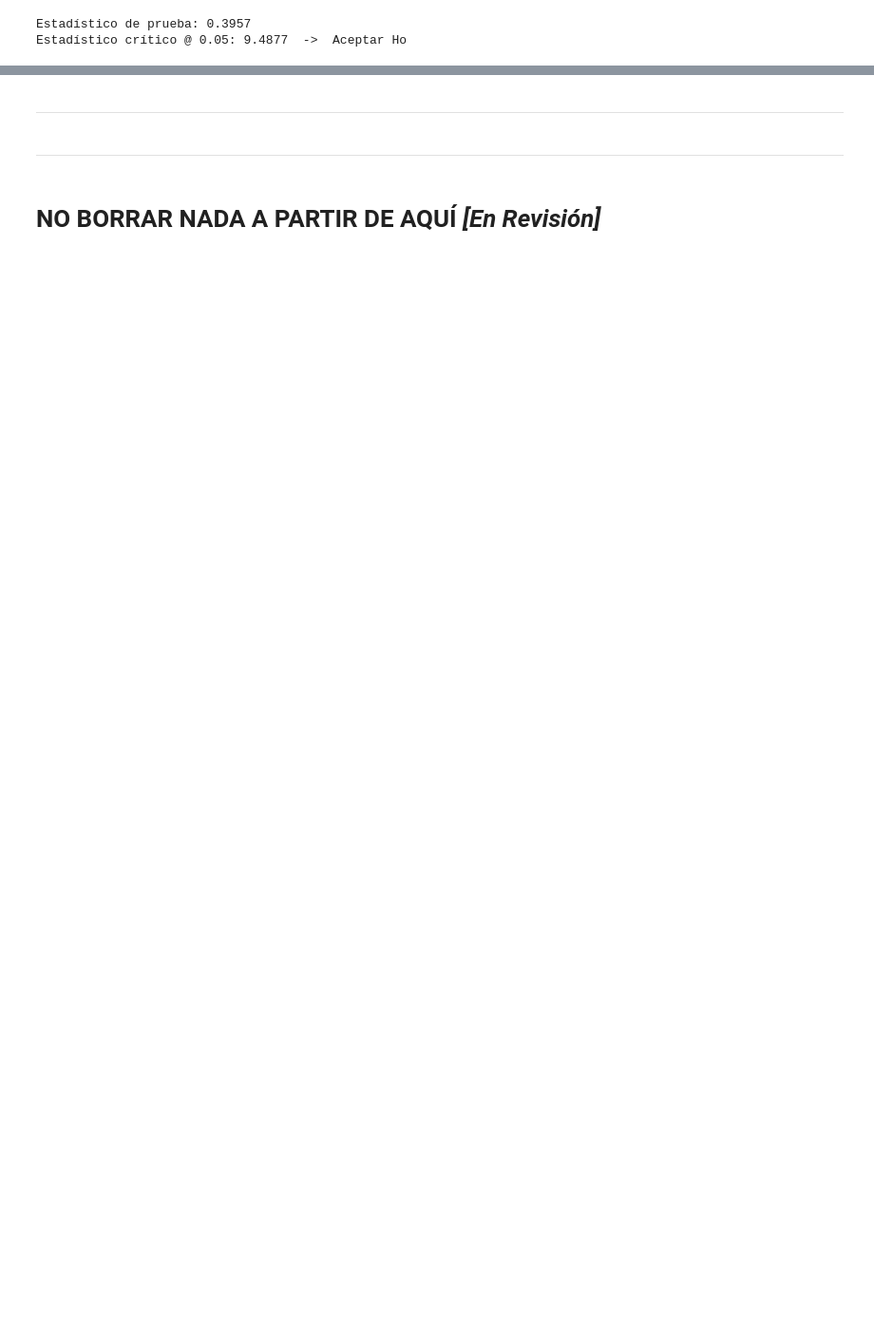
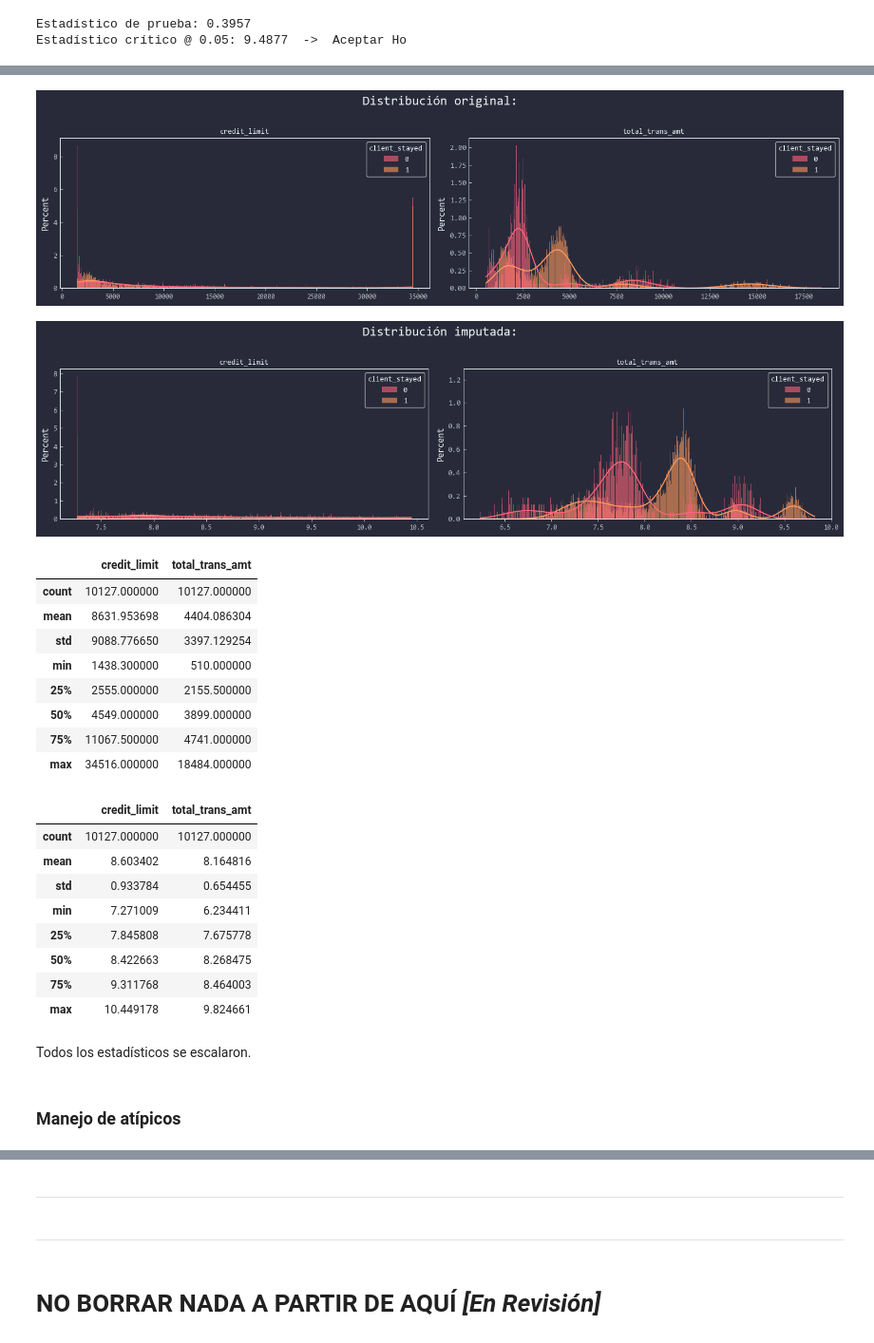
Before and after one commit to Toutl/Data-Processing-Laboratory, a Jupyter notebook: Examenes/III/Examen03.ipynb, the cells around one changed output, grey strips where cells are left out. Shown at 95% size. Drawn from its saved outputs; the diff is of its cells as text; code cells hidden in the pictures; blank space fills up the shorter version.

```diff
--- a/Examenes/III/Examen03.ipynb
+++ b/Examenes/III/Examen03.ipynb
@@ -478,0 +520,9 @@ Por lo tanto, se puede concluir que las proporciones de clientes retenidos son e
+# %%
+def codificacion_cuadratica(var_ordenada,a2=1,a1=9):
+    n=len(var_ordenada)
+    lim=n-1 if n%2==0 else (n-1)//2
+    step=2 if n%2==0 else 1
+    X=range(-lim,lim+1,step)
+    a0=-a2*np.sum([x**2 for x in X])/n
+    Y=[a0+a1*x+a2*x**2 for x in X]
+    return {categoria:y for categoria,y in zip(var_ordenada,Y)}
@@ -478,0 +571,9 @@ Por lo tanto, se puede concluir que las proporciones de clientes retenidos son e
+# %%
+var_transform = ["credit_limit", "total_trans_amt"]
+
+print("Original:")
+print(dfp[var_transform].skew())
+
+dfp[var_transform] = dfp[var_transform].apply(lambda x: np.log(x) if x.name != "client_stayed" else x)
+print("\nLog:")
+print(dfp[var_transform].skew())
@@ -478,0 +590,44 @@ Por lo tanto, se puede concluir que las proporciones de clientes retenidos son e
+# %%
+for data in (df, dfp):
+    fig, axes = plt.subplots(1, 2, figsize=(15, 4))
+
+    for ax, column in zip(axes.flat, var_transform):
+        sns.histplot(data=data, x=column, hue='client_stayed', ax=ax, # multiple='dodge',
+                     alpha=0.6, edgecolor='none', shrink=0.95,
+                     bins=900,
+                     stat='percent', common_norm=False, kde=True)
+        ax.tick_params(axis='x', labelsize=9)
+        ax.set_title(column, fontsize=10)
+        ax.set_xlabel('')
+
+    fig.suptitle(f"{"Distribución original:" if "gender" in data else "Distribución imputada:"}", fontsize=17)
+    plt.tight_layout(rect=[0, 0, 1, 0.96])
+    plt.show();
+
+display(df[var_transform].describe())
+display(dfp[var_transform].describe())
+# %% [output]
+[figure, added]
+[figure, added]
+|  | credit_limit | total_trans_amt |
+| count | 10127.000000 | 10127.000000 |
+| mean | 8631.953698 | 4404.086304 |
+| std | 9088.776650 | 3397.129254 |
+| min | 1438.300000 | 510.000000 |
+| 25% | 2555.000000 | 2155.500000 |
+| 50% | 4549.000000 | 3899.000000 |
+| 75% | 11067.500000 | 4741.000000 |
+| max | 34516.000000 | 18484.000000 |
+|  | credit_limit | total_trans_amt |
+| count | 10127.000000 | 10127.000000 |
+| mean | 8.603402 | 8.164816 |
+| std | 0.933784 | 0.654455 |
+| min | 7.271009 | 6.234411 |
+| 25% | 7.845808 | 7.675778 |
+| 50% | 8.422663 | 8.268475 |
+| 75% | 9.311768 | 8.464003 |
+| max | 10.449178 | 9.824661 |
+# %% [markdown]
+Todos los estadísticos se escalaron.
+# %% [markdown]
+### Manejo de atípicos
```
Also changed, not shown: parts of 44 cells of this notebook.
